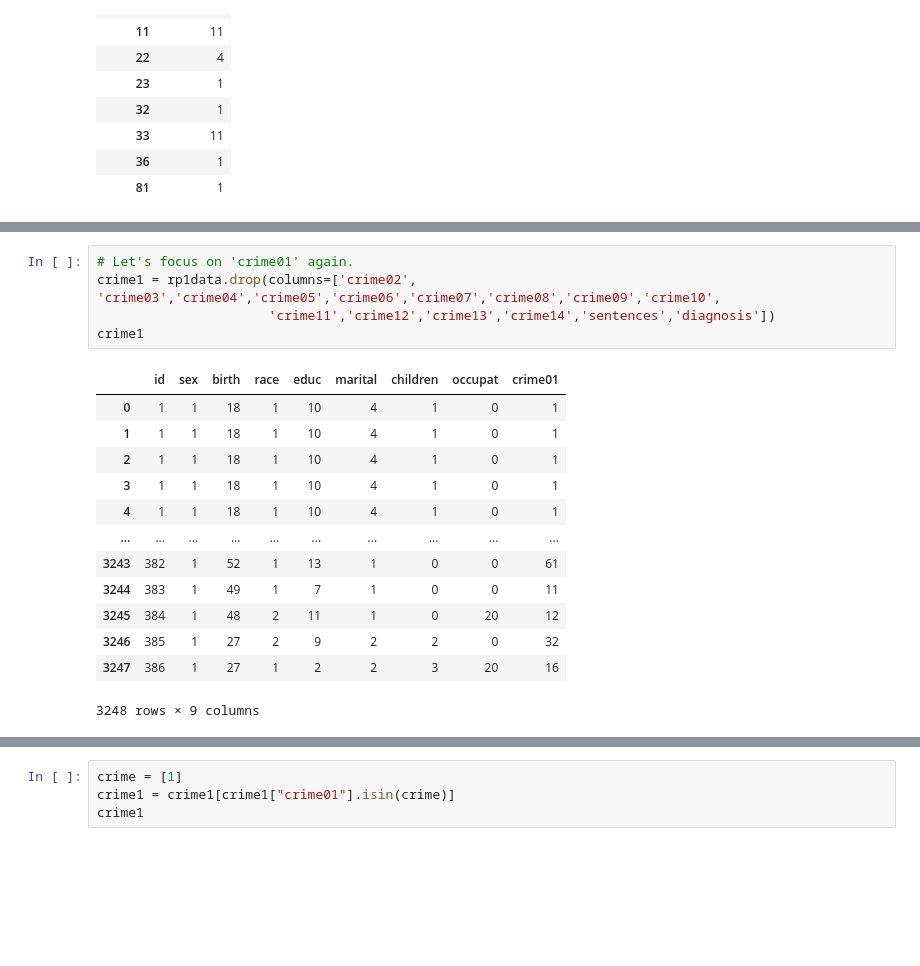
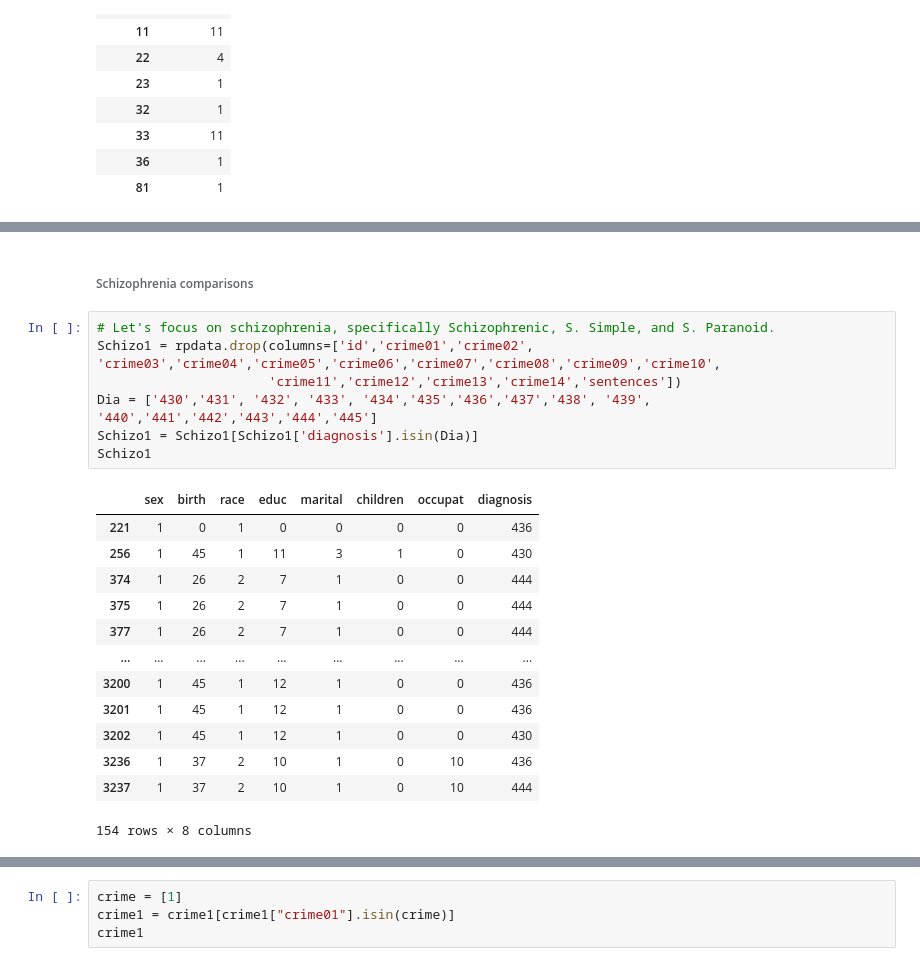
Before and after one commit to data301-2021-winter1/project-group27-project, a Jupyter notebook: notebooks/anaylsis2.ipynb, the cells around one changed output, grey strips where cells are left out. Saved outputs shown, nothing was run; the diff lists cells and outputs as text; blank space fills up the shorter version.

```diff
--- a/notebooks/anaylsis2.ipynb
+++ b/notebooks/anaylsis2.ipynb
@@ -525,19 +510,23 @@ memory usage: 261.0+ KB
+# %% [markdown]
+###### Schizophrenia comparisons
 # %%
-# Let's focus on 'crime01' again.
-crime1 = rp1data.drop(columns=['crime02', 'crime03','crime04','crime05','crime06','crime07','crime08','crime09','crime10',
-                      'crime11','crime12','crime13','crime14','sentences','diagnosis'])
-crime1
+# Let's focus on schizophrenia, specifically Schizophrenic, S. Simple, and S. Paranoid.
+Schizo1 = rpdata.drop(columns=['id','crime01','crime02', 'crime03','crime04','crime05','crime06','crime07','crime08','crime09','crime10',
+                      'crime11','crime12','crime13','crime14','sentences'])
+Dia = ['430','431', '432', '433', '434','435','436','437','438', '439', '440','441','442','443','444','445']
+Schizo1 = Schizo1[Schizo1['diagnosis'].isin(Dia)]
+Schizo1
 # %% [output]
-|  | id | sex | birth | race | educ | marital | children | occupat | crime01 |
-| 0 | 1 | 1 | 18 | 1 | 10 | 4 | 1 | 0 | 1 |
-| 1 | 1 | 1 | 18 | 1 | 10 | 4 | 1 | 0 | 1 |
-| 2 | 1 | 1 | 18 | 1 | 10 | 4 | 1 | 0 | 1 |
-| 3 | 1 | 1 | 18 | 1 | 10 | 4 | 1 | 0 | 1 |
-| 4 | 1 | 1 | 18 | 1 | 10 | 4 | 1 | 0 | 1 |
-| ... | ... | ... | ... | ... | ... | ... | ... | ... | ... |
-| 3243 | 382 | 1 | 52 | 1 | 13 | 1 | 0 | 0 | 61 |
-| 3244 | 383 | 1 | 49 | 1 | 7 | 1 | 0 | 0 | 11 |
-| 3245 | 384 | 1 | 48 | 2 | 11 | 1 | 0 | 20 | 12 |
-| 3246 | 385 | 1 | 27 | 2 | 9 | 2 | 2 | 0 | 32 |
-| 3247 | 386 | 1 | 27 | 1 | 2 | 2 | 3 | 20 | 16 |
+|  | sex | birth | race | educ | marital | children | occupat | diagnosis |
+| 221 | 1 | 0 | 1 | 0 | 0 | 0 | 0 | 436 |
+| 256 | 1 | 45 | 1 | 11 | 3 | 1 | 0 | 430 |
+| 374 | 1 | 26 | 2 | 7 | 1 | 0 | 0 | 444 |
+| 375 | 1 | 26 | 2 | 7 | 1 | 0 | 0 | 444 |
+| 377 | 1 | 26 | 2 | 7 | 1 | 0 | 0 | 444 |
+| ... | ... | ... | ... | ... | ... | ... | ... | ... |
+| 3200 | 1 | 45 | 1 | 12 | 1 | 0 | 0 | 436 |
+| 3201 | 1 | 45 | 1 | 12 | 1 | 0 | 0 | 436 |
+| 3202 | 1 | 45 | 1 | 12 | 1 | 0 | 0 | 430 |
+| 3236 | 1 | 37 | 2 | 10 | 1 | 0 | 10 | 436 |
+| 3237 | 1 | 37 | 2 | 10 | 1 | 0 | 10 | 444 |
-3248 rows × 9 columns
+154 rows × 8 columns
```
Also changed, not shown: parts of 17 cells of this notebook.
